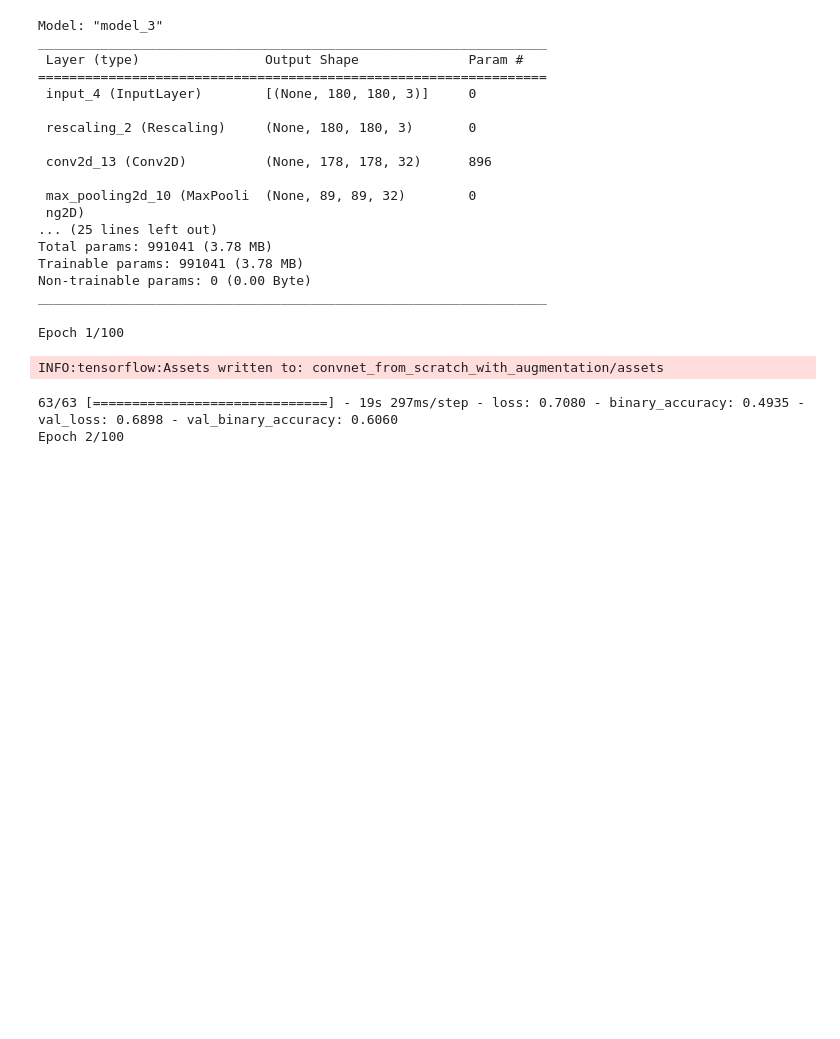
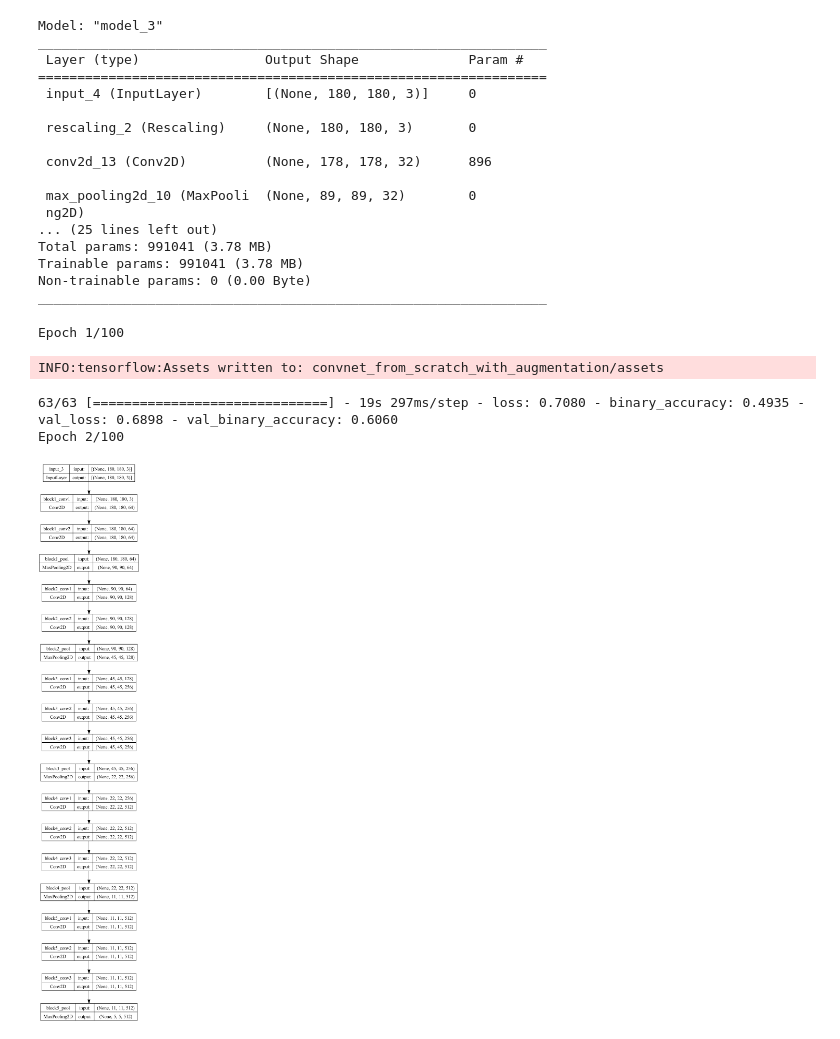
Before and after one commit to rlid/dl_python_chollet, a Jupyter notebook: chapter_8.ipynb, the cells around one changed output. Drawn from its saved outputs; the diff is of its cells as text; code cells hidden in the pictures; blank space fills up the shorter version.

```diff
--- a/chapter_8.ipynb
+++ b/chapter_8.ipynb
@@ -357,3 +359,11 @@ Epoch 1/100
 INFO:tensorflow:Assets written to: convnet_from_scratch_with_augmentation/assets
 63/63 [==============================] - 19s 297ms/step - loss: 0.7080 - binary_accuracy: 0.4935 - val_loss: 0.6898 - val_binary_accuracy: 0.6060
 Epoch 2/100
+# %%
+from keras import applications
+
+conv_base = keras.applications.vgg16.VGG16(weights='imagenet', include_top=False, input_shape=(180, 180, 3))
+# %%
+utils.plot_model(conv_base, show_shapes=True)
+# %% [output]
+[figure, added]
```
Also changed, not shown: parts of 8 cells of this notebook.
